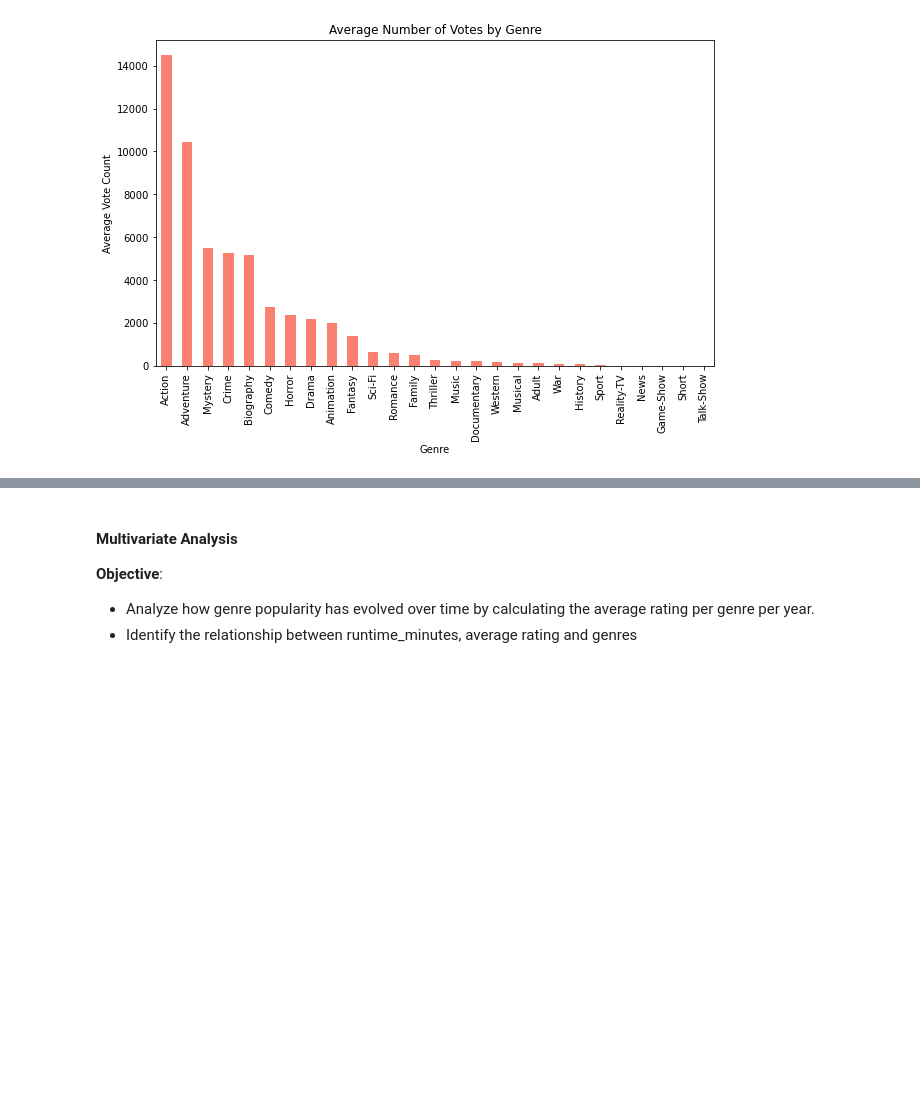
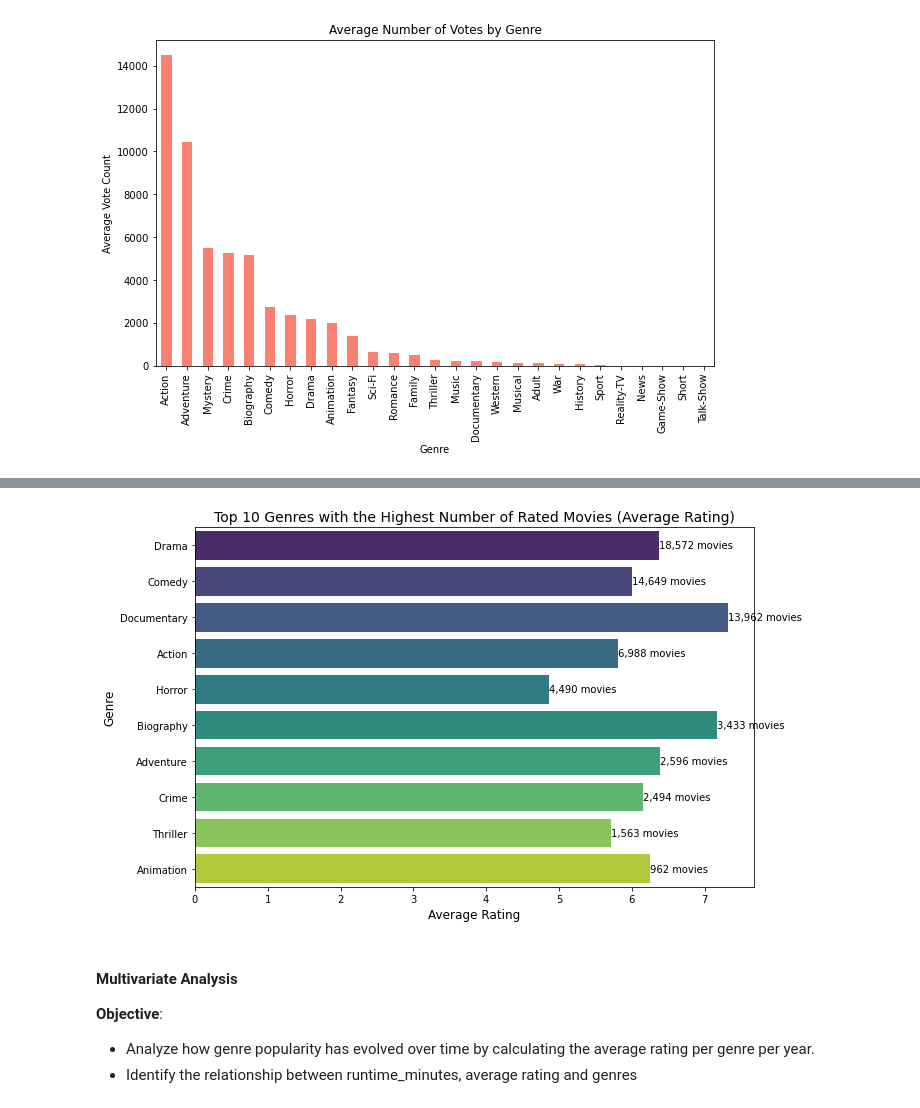
Before and after one commit to Otim135/group3-phase2-project, a Jupyter notebook: ipynbs/Studio_Genre_Strategy_Analysis.ipynb, the cells around one changed output, grey strips where cells are left out. Cells and saved outputs as stored; diff of their text form; code cells hidden in the pictures; blank space fills up the shorter version.

```diff
--- a/ipynbs/Studio_Genre_Strategy_Analysis.ipynb
+++ b/ipynbs/Studio_Genre_Strategy_Analysis.ipynb
@@ -526,30 +574,56 @@ plt.show()
 # %%
-# Calculate average ratings for the top 10 genres with the highest number of rated movies
-top_rated_genres = """
+import seaborn as sns
+import matplotlib.pyplot as plt
+
+# Query to calculate average ratings for the top 10 genres with the highest number of rated movies
+top_rated_genres_query = """
 SELECT mb.genres, COUNT(DISTINCT mb.movie_id) AS num_movies_rated, AVG(mr.averagerating) AS avg_rating
 FROM movie_basics mb
 INNER JOIN movie_ratings mr ON mb.movie_id = mr.movie_id
 GROUP BY mb.genres
 ORDER BY num_movies_rated DESC
-LIMIT 10;"""
+LIMIT 10;
+"""
 
-top_10_genres = pd.read_sql(top_rated_genres, conn)
+# Execute the query and load the result into a DataFrame
+top_10_genres = pd.read_sql(top_rated_genres_query, conn)
 
-# Plotting using Plotly
-fig = px.bar(
-    top_10_genres,
+# Sort by num_movies_rated in descending order
+top_10_genres = top_10_genres.sort_values(by='num_movies_rated', ascending=False)
+
+# Plot using Seaborn
+plt.figure(figsize=(10, 6))
+sns.barplot(
+    data=top_10_genres,
     x='avg_rating',
     y='genres',
-    orientation='h',
-    title="Top 10 Genres with the Highest Number of Rated Movies (Average Rating)",
-    labels={'avg_rating': 'Average Rating', 'genres': 'Genre'},
-    color='avg_rating',  # Color by average rating
-    color_continuous_scale='Viridis',  # Color scale
-    text='num_movies_rated'  # Add number of movies as text labels
+    palette='viridis'
 )
 
+# Customize the plot
+plt.title("Top 10 Genres with the Highest Number of Rated Movies (Average Rating)", fontsize=14)
+plt.xlabel("Average Rating", fontsize=12)
+plt.ylabel("Genre", fontsize=12)
+plt.xticks(fontsize=10)
+plt.yticks(fontsize=10)
+
+# Annotate bars with the number of movies rated, keeping the annotations consistent
+for index, row in top_10_genres.iterrows():
+    plt.text(
+        row['avg_rating'],  # x position at the end of the bar
+        index,  # y position corresponding to the genre
+        f"{row['num_movies_rated']:,} movies",  # format with commas
+        va='center',  # center vertically
+        ha='left',    # align text to the left of the bar end
+        fontsize=10,
+        color='black'  # use black for better contrast
+    )
+
 # Show the plot
-fig.show()
+plt.tight_layout()
+plt.show()
+# %% [output]
+[figure, added]
 # %% [markdown]
 #### Multivariate Analysis
 
```
Also changed, not shown: parts of 1 cell of this notebook, 1 other file.
